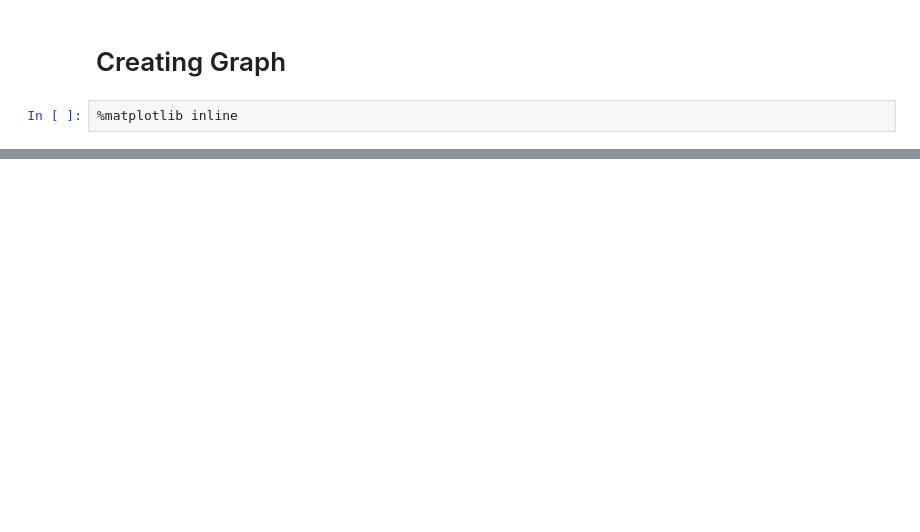
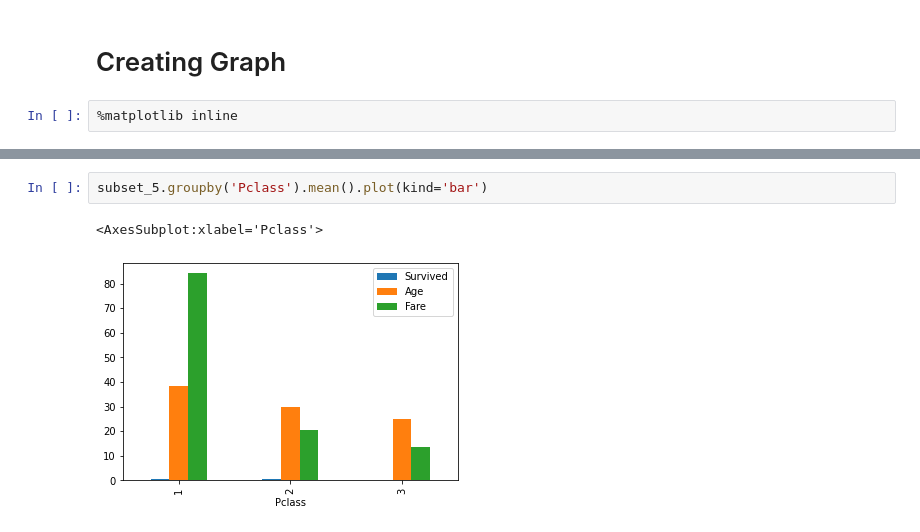
Before and after one commit to prodramp/publiccode, a Jupyter notebook: pandas/group_by/group_by_tutorial_with_titanic_dataset.ipynb, the cells around one changed output, grey strips where cells are left out. Saved outputs shown, nothing was run; the diff lists cells and outputs as text; blank space fills up the shorter version.

Commit message:
group notebook is updated after demo

```diff
--- a/pandas/group_by/group_by_tutorial_with_titanic_dataset.ipynb
+++ b/pandas/group_by/group_by_tutorial_with_titanic_dataset.ipynb
@@ -238,0 +976,5 @@ subset_5.groupby('Sex').get_group('female').mean().plot(kind='bar')
+# %%
+subset_5.groupby('Pclass').mean().plot(kind='bar')
+# %% [output]
+<AxesSubplot:xlabel='Pclass'>
+[figure, added]
```
Also changed, not shown: parts of 98 cells of this notebook.
